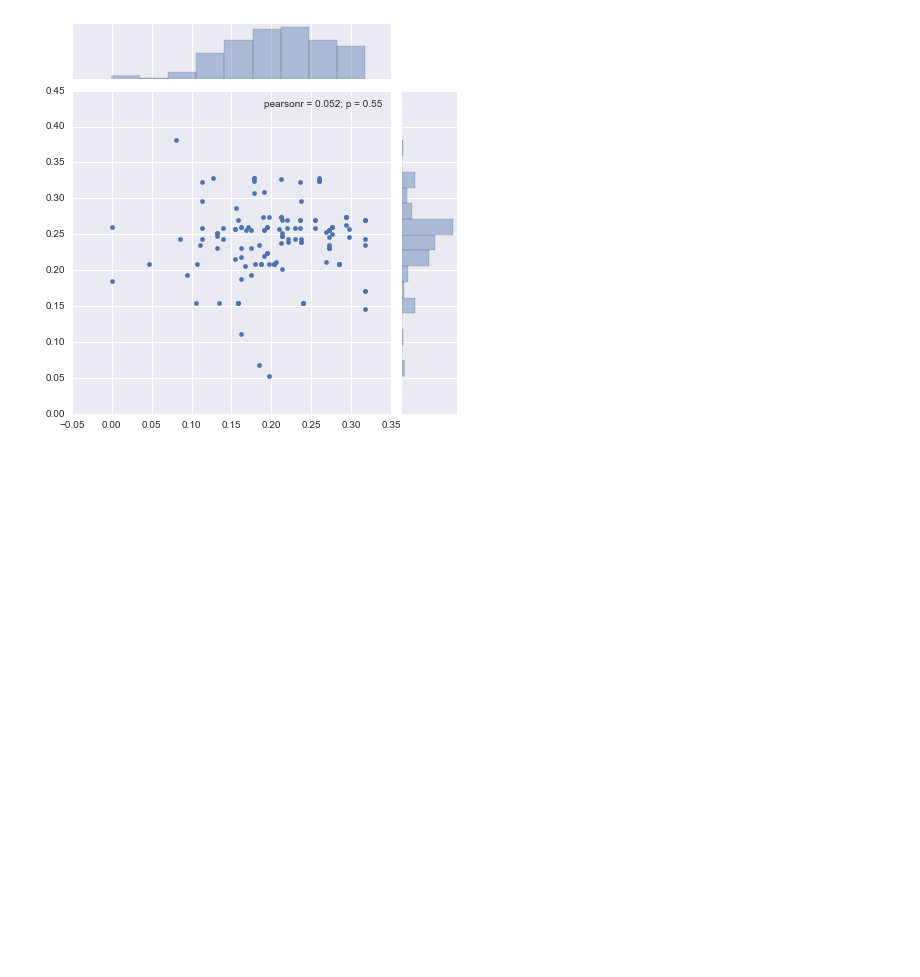
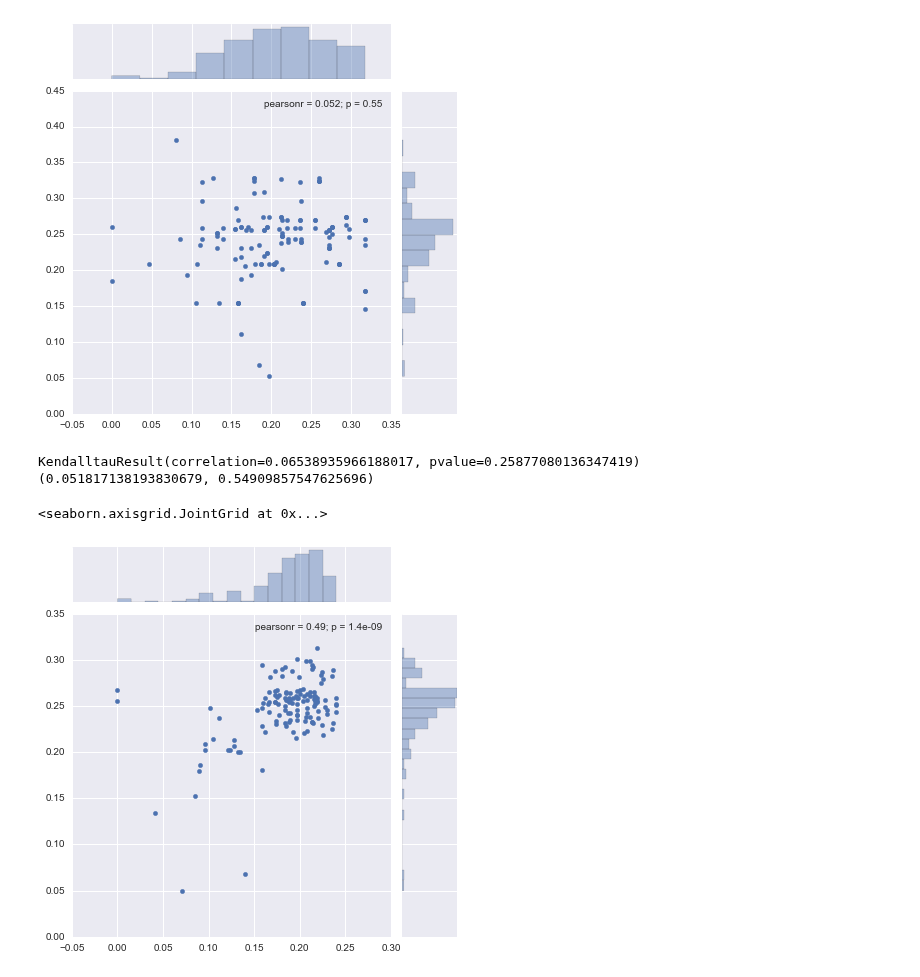
Before and after one commit to ryneches/SuchTree, a Jupyter notebook: data/gopher-louse/Gopher-Louse.ipynb, the cells around one changed output. Saved outputs shown, nothing was run; the diff lists cells and outputs as text; code cells hidden in the pictures; blank space fills up the shorter version.

```diff
--- a/data/gopher-louse/Gopher-Louse.ipynb
+++ b/data/gopher-louse/Gopher-Louse.ipynb
@@ -114,3 +114,36 @@ seaborn.jointplot( result['TreeA'], result['TreeB'] )
 # %% [output]
 <seaborn.axisgrid.JointGrid at 0x...>
 [figure]
+# %%
+from scipy.stats import kendalltau, pearsonr
+print kendalltau( result['TreeA'], result['TreeB'] )
+print pearsonr( result['TreeA'], result['TreeB'] )
+# %% [output]
+KendalltauResult(correlation=0.06538935966188017, pvalue=0.25877080136347419)
+(0.051817138193830679, 0.54909857547625696)
+# %%
+from skbio import TreeNode
+
+t1 = TreeNode.read( 'gopher.tree' )
+t2 = TreeNode.read( 'lice.tree' )
+
+d1 = t1.tip_tip_distances()
+d2 = t2.tip_tip_distances()
+# %%
+from itertools import combinations
+
+l = links.unstack()
+l = l[l>0]
+
+d_host = []
+d_lice = []
+for (a,b),(c,d) in combinations( l.index, 2 ) :
+    B,D = map( d1.ids.index, [b,d] )
+    A,C = map( d2.ids.index, [a,c] )
+    d_host.append( d1[B,D] )
+    d_lice.append( d2[A,C] )
+# %%
+seaborn.jointplot( array(d_host), array(d_lice) )
+# %% [output]
+<seaborn.axisgrid.JointGrid at 0x...>
+[figure, added]
```
Also changed, not shown: parts of 7 cells of this notebook, 6 other files.
